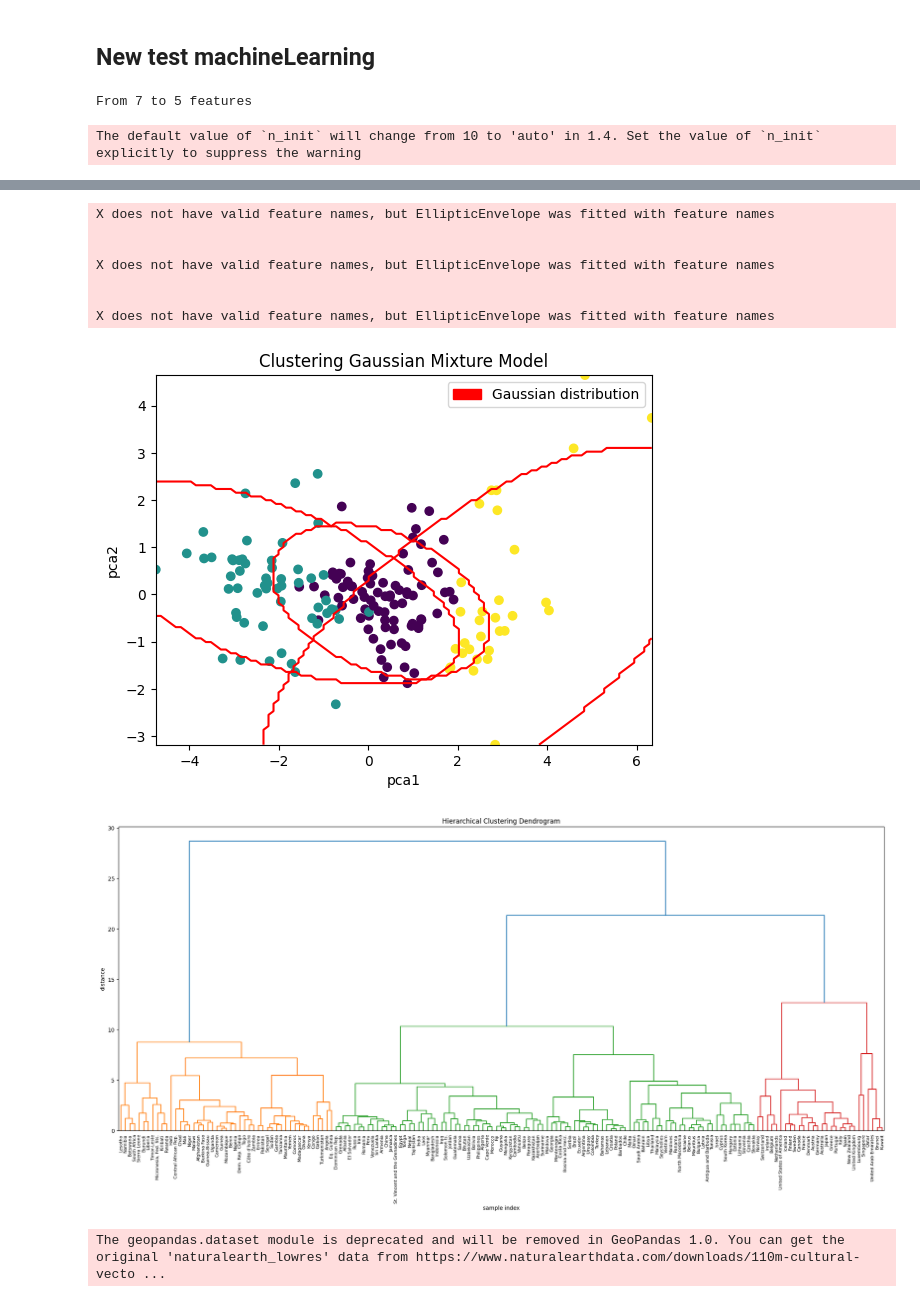
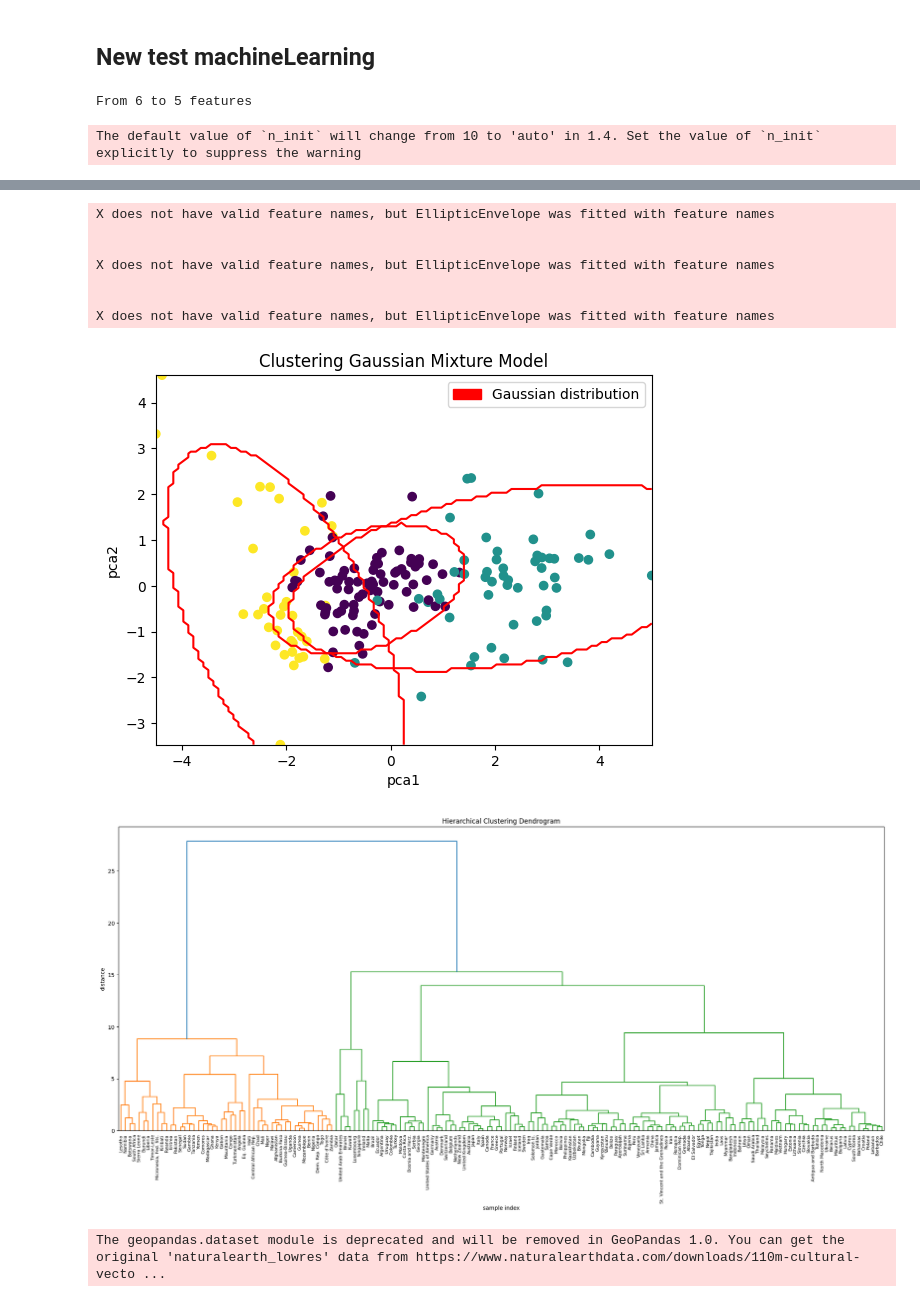
Before and after one commit to SytHamMer/help_for_contries_classification, a Jupyter notebook: TP.ipynb, the cells around one changed output, grey strips where cells are left out. Saved outputs shown, nothing was run; the diff lists cells and outputs as text; code cells hidden in the pictures.

```diff
--- a/TP.ipynb
+++ b/TP.ipynb
@@ -574,7 +574,7 @@ get_distribution()
 
 new_data = pd.read_csv('data/Country-data.csv')
 #drop imports and inflation
-new_data = data.drop(['imports', 'inflation'], axis=1)
+new_data = data.drop(['imports', 'inflation','gdpp'], axis=1)
 
 #preprocess the data
 preprocessed_data_v2 = preprocess(new_data, "both")
@@ -589,5 +589,5 @@ plot_map("gaussian","without_imports_inflation")
 plot_map("hierarchical","without_imports_inflation")
 post_analyse("without_imports_inflation")
 # %% [output]
-From 7 to 5 features
+From 6 to 5 features
 The default value of `n_init` will change from 10 to 'auto' in 1.4. Set the value of `n_init` explicitly to suppress the warning
@@ -595,10 +595,10 @@ The default value of `n_init` will change from 10 to 'auto' in 1.4. Set the valu
 X does not have valid feature names, but EllipticEnvelope was fitted with feature names
 
 
 X does not have valid feature names, but EllipticEnvelope was fitted with feature names
 
 
 X does not have valid feature names, but EllipticEnvelope was fitted with feature names
-[figure, old version]
+[figure, new version]
-[figure, old version]
+[figure, new version]
 The geopandas.dataset module is deprecated and will be removed in GeoPandas 1.0. You can get the original 'naturalearth_lowres' data from https://www.naturalearthdata.com/downloads/110m-cultural-vecto ...
```
Also changed, not shown: parts of 1 cell of this notebook, 4 other files.
